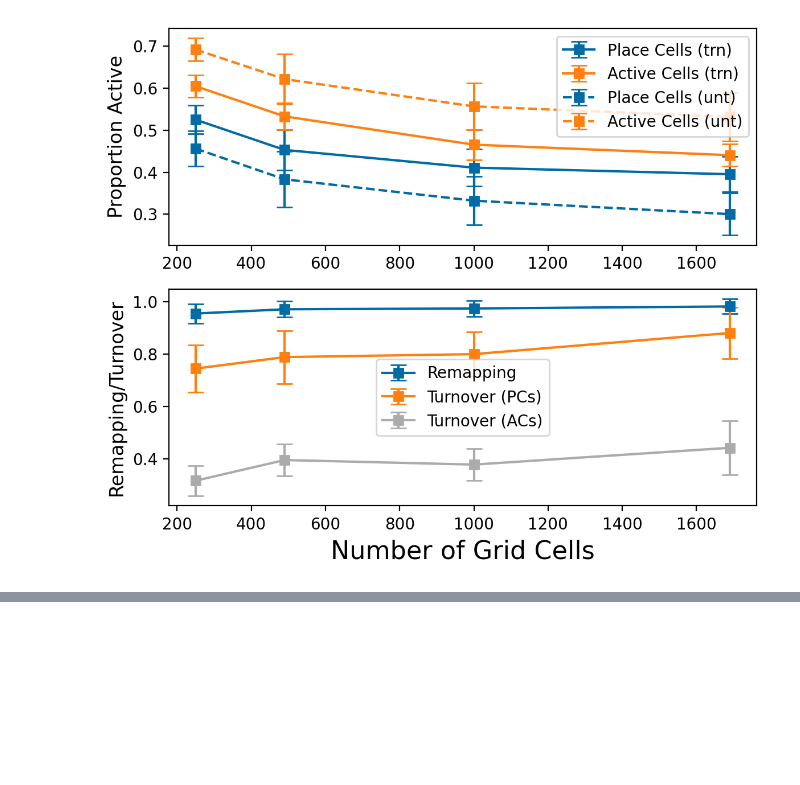
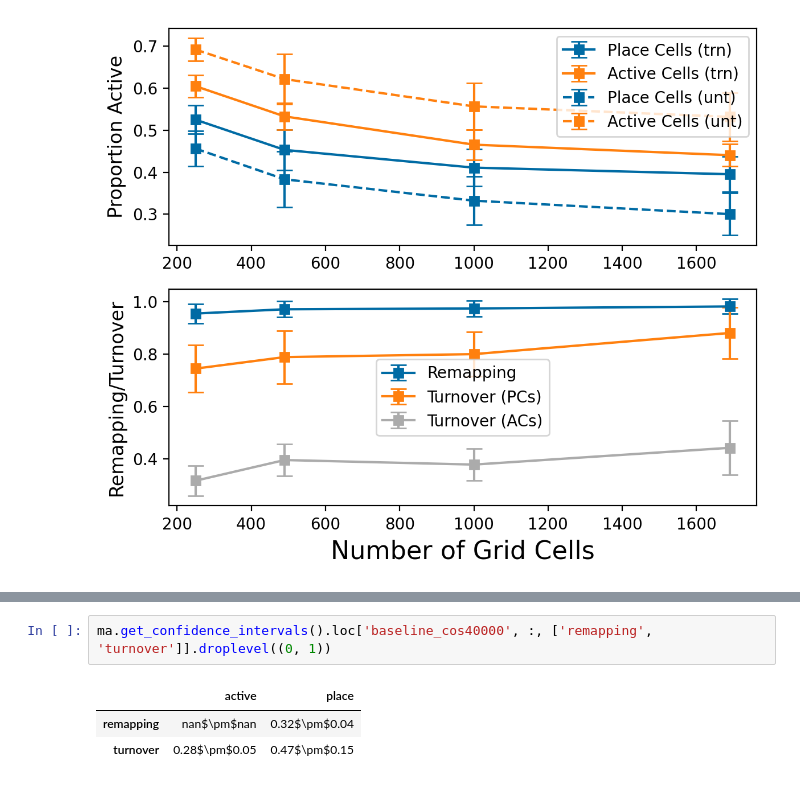
Before and after one commit to ChackMociute/Master-Thesis, a Jupyter notebook: analysis/remapping.ipynb, the cells around one changed output, grey strips where cells are left out. Saved outputs shown, nothing was run; the diff lists cells and outputs as text; blank space fills up the shorter version.

Commit message:
Added rate remapping results

```diff
--- a/analysis/remapping.ipynb
+++ b/analysis/remapping.ipynb
@@ -77,0 +91,6 @@ ma.plot_lines(xticks, xlabel, linear=True, filename="../figs/remap_cells.png")
+# %%
+ma.get_confidence_intervals().loc['baseline_cos40000', :, ['remapping', 'turnover']].droplevel((0, 1))
+# %% [output]
+|  | active | place |
+| remapping | nan$\pm$nan | 0.32$\pm$0.04 |
+| turnover | 0.28$\pm$0.05 | 0.47$\pm$0.15 |
```
Also changed, not shown: parts of 1 cell of this notebook, 4 other files.
